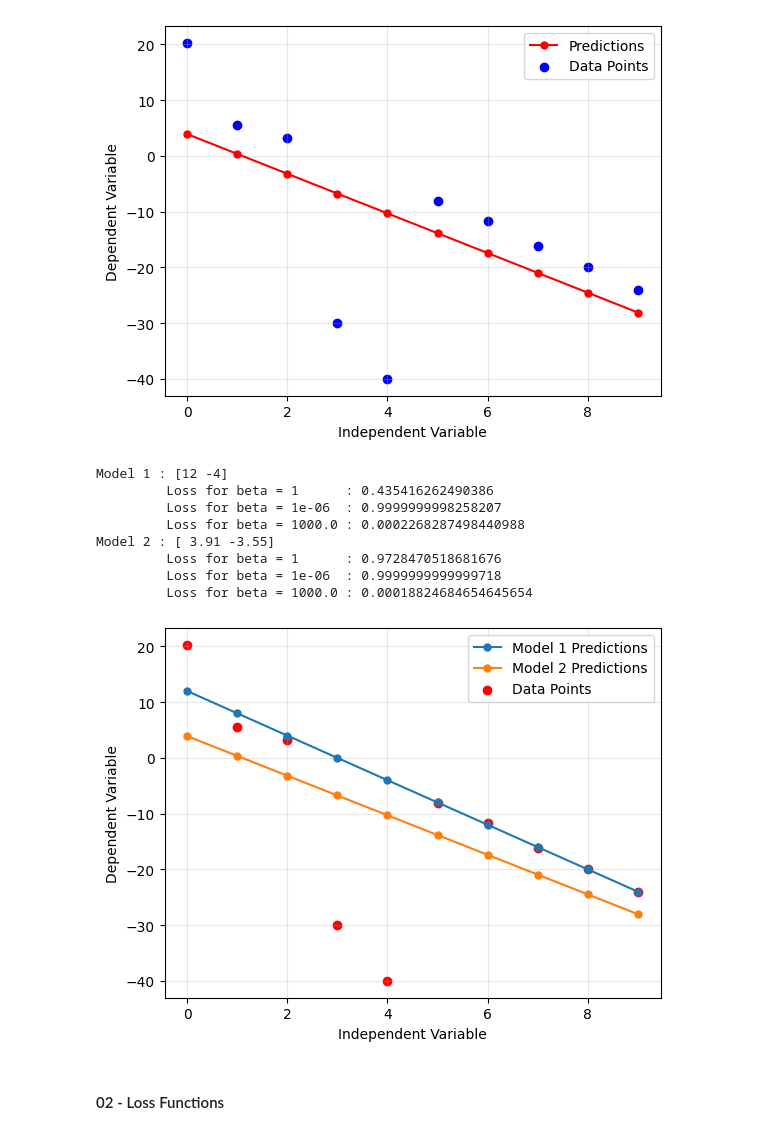
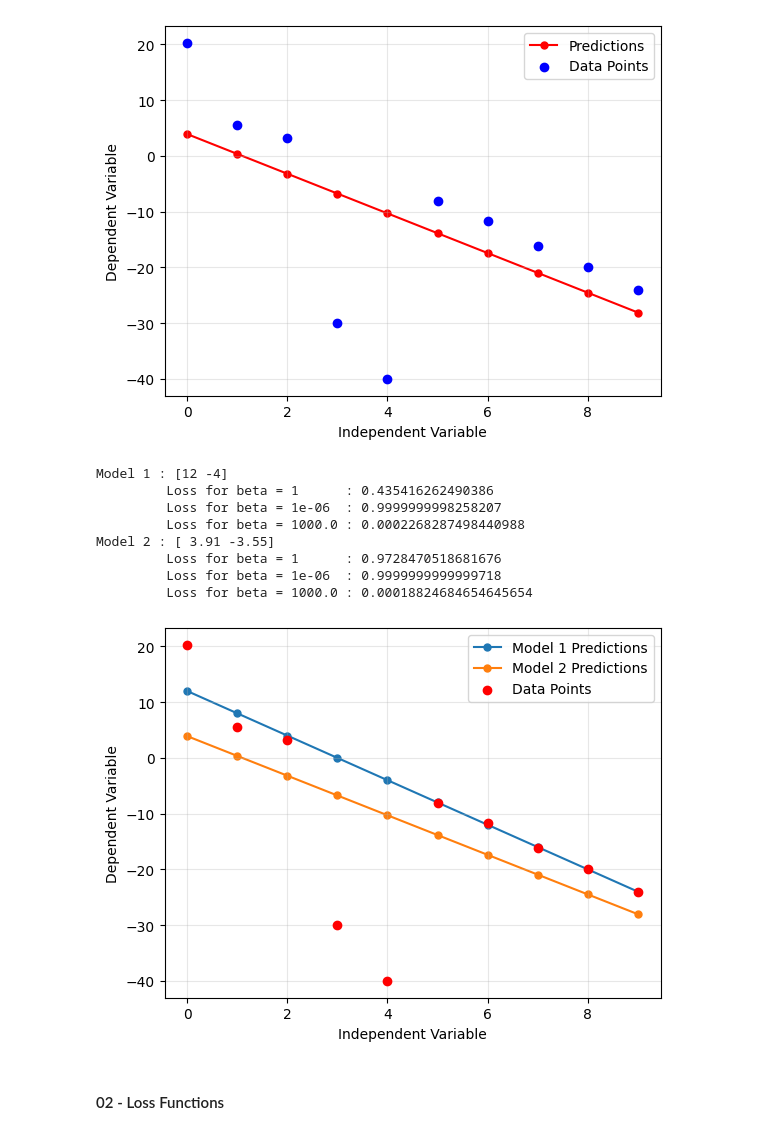
Before and after one commit to pulasthi-u/en3150-assignment01, a Jupyter notebook: A01.ipynb, the cells around one changed output. Saved outputs shown, nothing was run; the diff lists cells and outputs as text; code cells hidden in the pictures.

```diff
--- a/A01.ipynb
+++ b/A01.ipynb
@@ -46,44 +46,42 @@ Ordinary Least Squares Weights (w): [ 3.91672727 -3.55727273]
 w_1 = np.array([12, -4])
 w_2 = np.array([3.91, -3.55])
 
-models = [w_1, w_2]
-
 # Iterate through each model
 for i in range(2):
-    w = models[i]
+    w = [w_1, w_2][i]
     print ("Model", i + 1, ":", w)
 
     # Run the model on the data and find the residuals
     y_hat = X @ w
     residuals = y - y_hat
 
     # Plot the values predicted by the model
-    plt.plot(y_hat, label='Model ' + str(i + 1) + ' Predictions', markevery=x, marker='o', markersize=5)
+    plt.plot(y_hat, label='Model ' + str(i + 1) + ' Predictions', markevery=x, marker='o', markersize=5, zorder=i)
 
     # Vary beta through each of the given values and find the loss
     for beta in [1, 1E-6, 1E3]:
         loss = (1 / N) * np.sum((residuals ** 2) / (residuals ** 2 + beta ** 2))
         print ("\t Loss for beta =", "{:<6}".format(beta), ":", loss)
 
 # Plot the raw data points again
-plt.scatter(x, y, label='Data Points', color='red')
+plt.scatter(x, y, label='Data Points', color='red', zorder=2)
 
 plt.legend()
 plt.xlabel('Independent Variable')
 plt.ylabel('Dependent Variable')
 plt.grid(True, alpha=0.3)
 
 plt.show()
 # %% [output]
 Model 1 : [12 -4]
          Loss for beta = 1      : 0.435416262490386
          Loss for beta = 1e-06  : 0.9999999998258207
          Loss for beta = 1000.0 : 0.0002268287498440988
 Model 2 : [ 3.91 -3.55]
          Loss for beta = 1      : 0.9728470518681676
          Loss for beta = 1e-06  : 0.9999999999999718
          Loss for beta = 1000.0 : 0.00018824684654645654
-[figure, old version]
+[figure, new version]
 # %% [markdown]
 #### 02 - Loss Functions
 # %%
```
Also changed, not shown: parts of 4 cells of this notebook, 12 other files.
